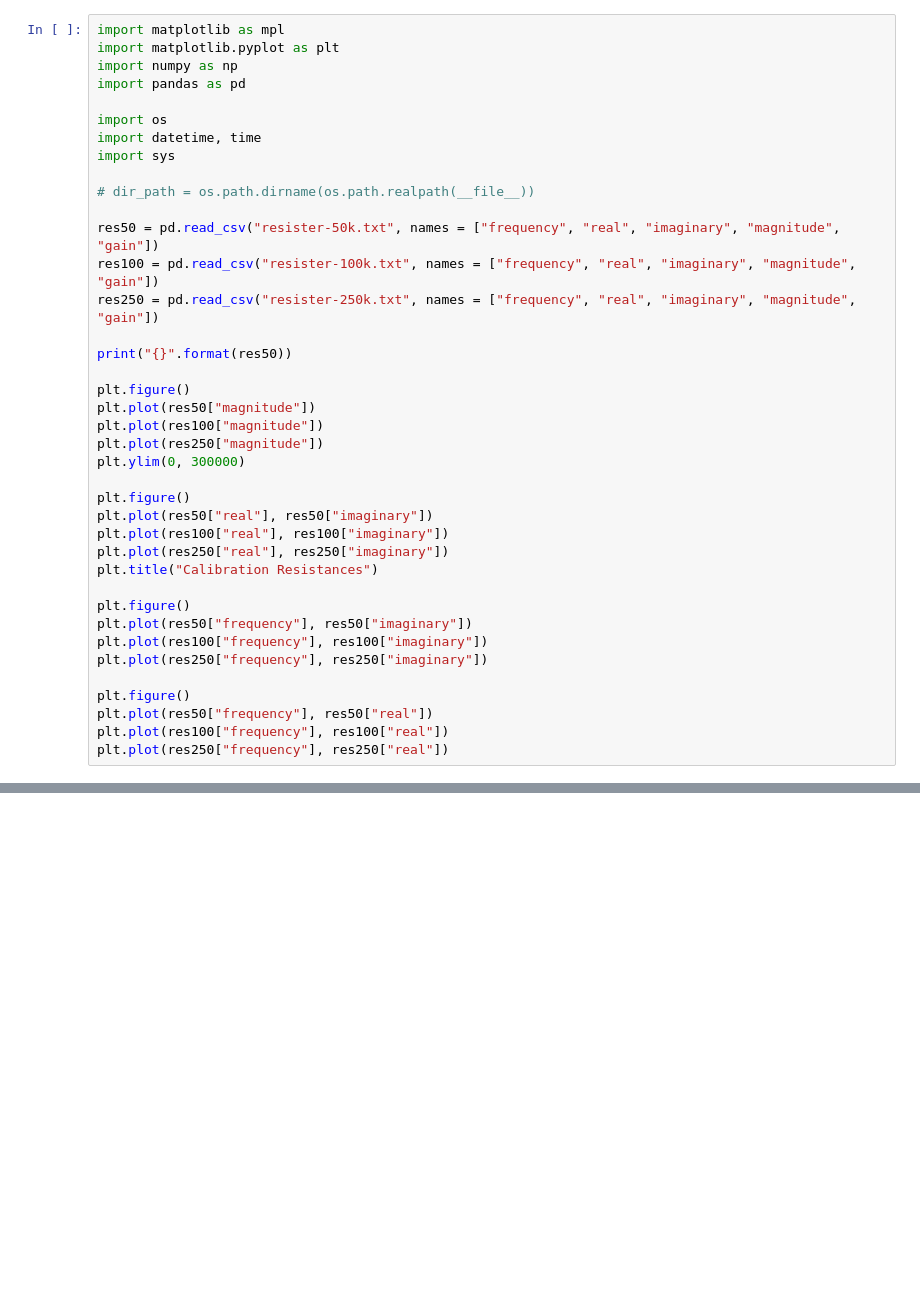
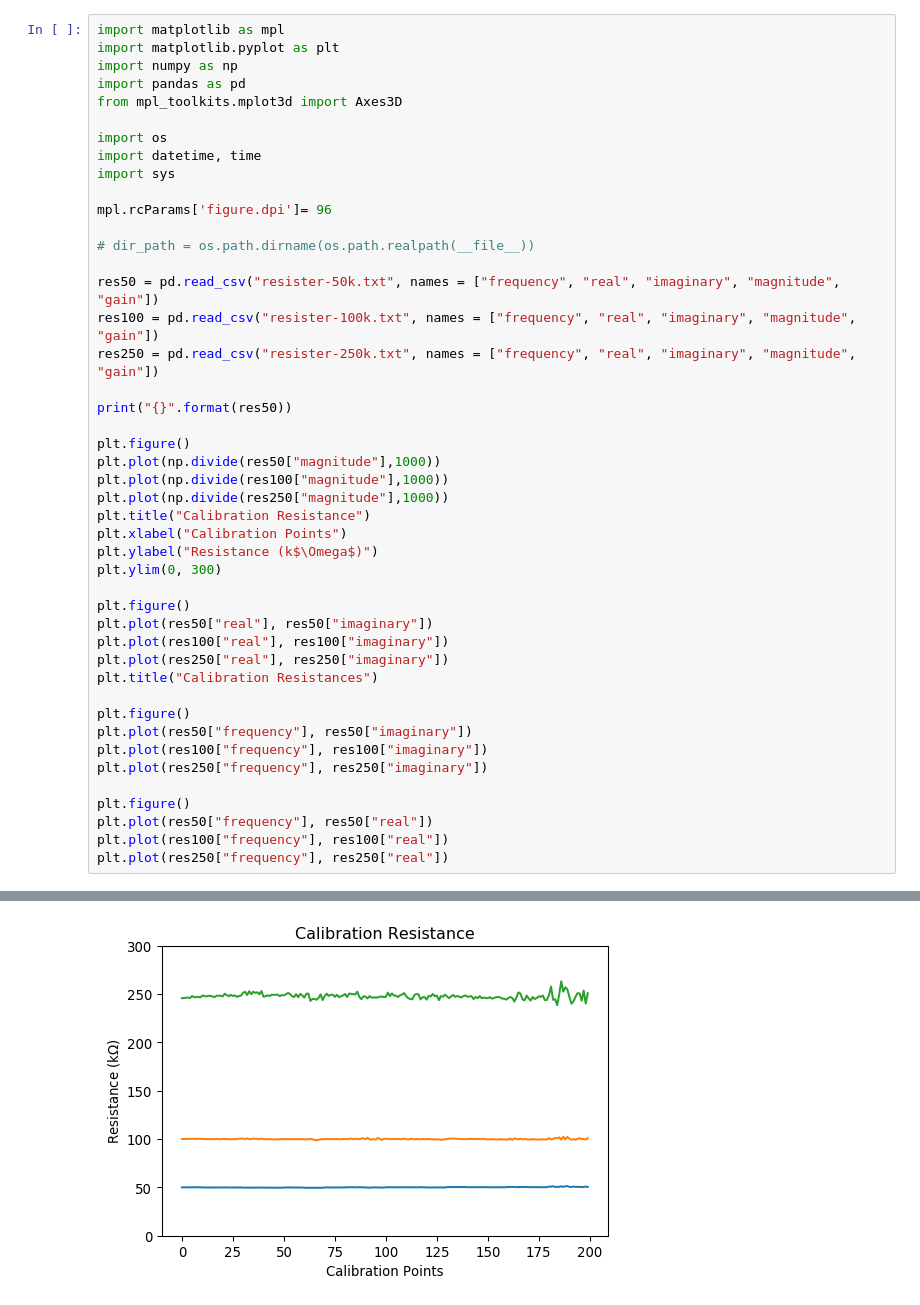
Before and after one commit to jessica-bo/bioimpedance_svm, a Jupyter notebook: ImpedanceNotebook/impedanceCalibration.ipynb, the cells around one changed output, grey strips where cells are left out. Saved outputs shown, nothing was run; the diff lists cells and outputs as text; blank space fills up the shorter version.

```diff
--- a/ImpedanceNotebook/impedanceCalibration.ipynb
+++ b/ImpedanceNotebook/impedanceCalibration.ipynb
@@ -3,10 +3,13 @@ import matplotlib as mpl
 import matplotlib.pyplot as plt
 import numpy as np
 import pandas as pd
+from mpl_toolkits.mplot3d import Axes3D
 
 import os
 import datetime, time
 import sys
+
+mpl.rcParams['figure.dpi']= 96
 
 # dir_path = os.path.dirname(os.path.realpath(__file__))
 
@@ -17,10 +20,13 @@ res250 = pd.read_csv("resister-250k.txt", names = ["frequency", "real", "imagina
 print("{}".format(res50))
 
 plt.figure()
-plt.plot(res50["magnitude"])
-plt.plot(res100["magnitude"])
-plt.plot(res250["magnitude"])
-plt.ylim(0, 300000)
+plt.plot(np.divide(res50["magnitude"],1000))
+plt.plot(np.divide(res100["magnitude"],1000))
+plt.plot(np.divide(res250["magnitude"],1000))
+plt.title("Calibration Resistance")
+plt.xlabel("Calibration Points")
+plt.ylabel("Resistance (k$\Omega$)")
+plt.ylim(0, 300)
 
 plt.figure()
 plt.plot(res50["real"], res50["imaginary"])
@@ -41,0 +62 @@ FileNotFoundError: [Errno 2] File b'\resister-50k.txt' does not exist: b'\resist
+[figure, added]
```
Also changed, not shown: parts of 6 cells of this notebook, 4 other files.
